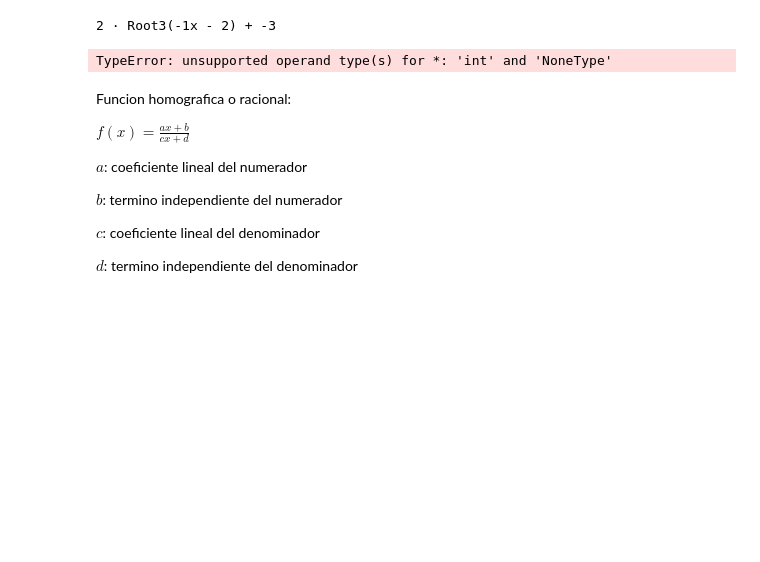
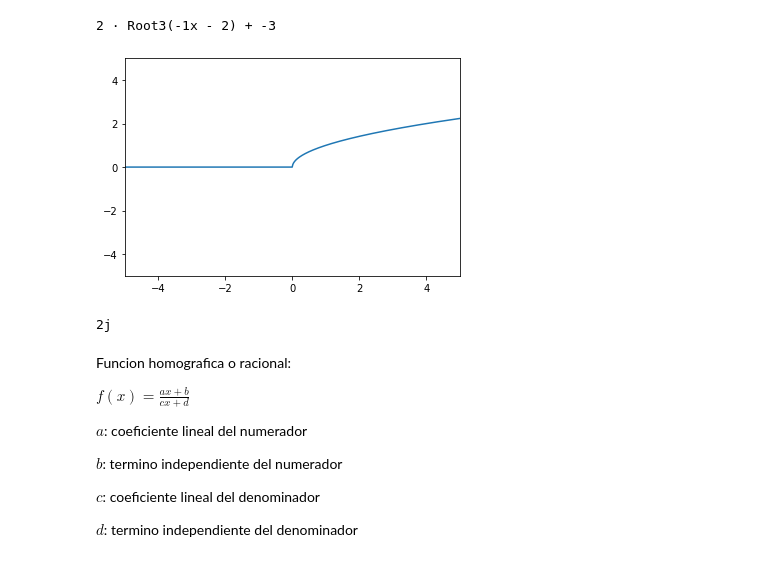
Before and after one commit to BatiDyDx/MathiPy, a Jupyter notebook: Python_Math_Tools.ipynb, the cells around one changed output. Saved outputs shown, nothing was run; the diff lists cells and outputs as text; code cells hidden in the pictures; blank space fills up the shorter version.

```diff
--- a/Python_Math_Tools.ipynb
+++ b/Python_Math_Tools.ipynb
@@ -993,6 +1034,12 @@ class Function(object):
 
   def __call__(self, x):
     return self.calculate_values(x)
+
+  def get_yint(self):
+    try:
+      return self(0)
+    except ValueError:
+      return None
 
   def plot(self, pos = 0, range = 5, **kwargs):
     x_min, x_max = pos - range, pos + range
@@ -1015,6 +1062,7 @@ class Function(object):
       plt.ylim(y_min, y_max)
     except ValueError:
       plt.ylim(-3,3)
+
     self.plot_func(ax)
 
     ax.hlines(0, x_min, x_max, color = Function.function_part['axis'], alpha = 0.5)
@@ -1024,7 +1072,8 @@ class Function(object):
     ax.plot(x, y)
 
   def plot_func(self, ax):
-    pass
+    y_int = self.get_yint()
+    ax.scatter(0, y_int, color = Function.function_part['y-intercept'])
 
   def integral(self):
     #TODO integral
@@ -1719,19 +1775,27 @@ class NRoot(Function):
 
   @staticmethod
   def root(arg, index = 2, return_complex = True):
-    r = round_int((arg) ** (1/index))
-    if isinstance(r, complex):
-      if return_complex == True:
-        return Complex(r.real, r.imag)
-      else: return None
-    else: return r
+    if iter_instance(arg):
+      return np.array([NRoot.root(i, index, return_complex) for i in arg])
+    if arg >= 0:
+       return arg ** (1/index)
+    else:
+      if index % 2 == 0:
+        return Complex(0, NRoot.root(-arg)) if return_complex else None
+      else:
+        return - NRoot.root(-arg, index)
 
   def get_yint(self):
     return self(0)
 
   def calculate_values(self, x):
+    f = lambda x: self.__a * NRoot.root((self.__k * x - self.__p), self.__n, return_complex = False) + self.__b
     try:
-      y = self.__a * NRoot.root((self.__k * x - self.__p), self.__n, return_complex = False) + self.__b
+      y = f(x)
+    except TypeError:
+      y = []
+      for i in x:
+        if
     return y
 
   def __call__(self, x):
@@ -1760,18 +1824,24 @@ class NRoot(Function):
     if self.__b != 0:
       representation += f' + {self.__b}'
     return representation
-
-def root(x, index):
-  return x ** (1/index)
 # %%
 f = NRoot(2, n = 3, k = -1, p = 2, b = -3)
 print(f)
 # %% [output]
 2 · Root3(-1x - 2) + -3
-# %%
-NRoot(p = 1, n = 2)(0)
-# %% [output]
-TypeError: unsupported operand type(s) for *: 'int' and 'NoneType'
+# %%
+x = np.linspace(-5,5, 1000)
+y = NRoot(n = 2).calculate_values(x)
+plt.plot(x, y)
+plt.xlim(-5,5)
+plt.ylim(-5,5)
+plt.show()
+# %% [output]
+[figure, added]
+# %%
+print(NRoot.root(-4, 2, return_complex=True))
+# %% [output]
+2j
 # %% [markdown]
 Funcion homografica o racional:
 
```
Also changed, not shown: parts of 8 cells of this notebook, 3 other files.
